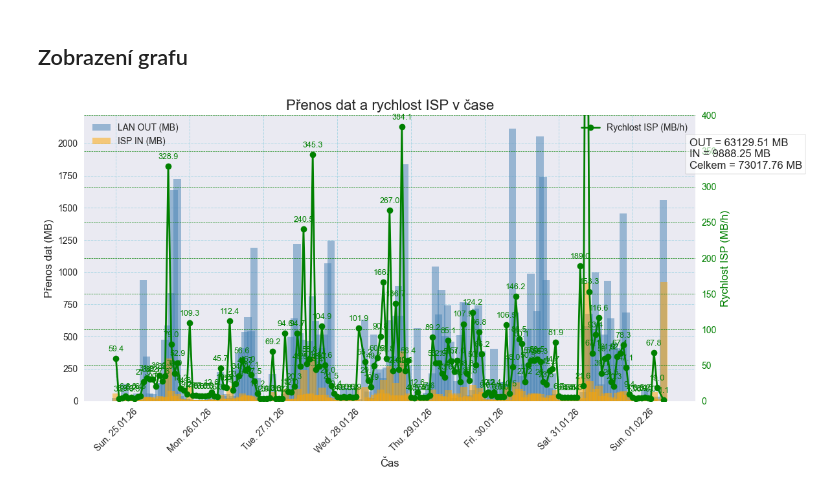
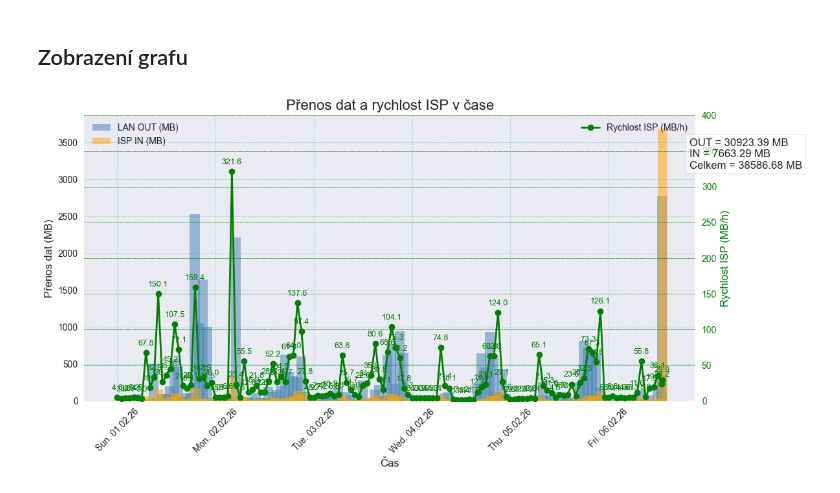
Before and after one commit to MarekCoderslab/Rx_Tx_new, a Jupyter notebook: rx_tx_new.ipynb, the cells around one changed output. Drawn from its saved outputs; the diff is of its cells as text; code cells hidden in the pictures.

```diff
--- a/rx_tx_new.ipynb
+++ b/rx_tx_new.ipynb
@@ -258,7 +258,7 @@ df = pd.read_csv('/Users/Marek/tableau_project/Rx_Tx_new/traffic_log_dif.csv')
 df['Time'] = pd.to_datetime(df['Time'], errors='coerce')
 
 # --- Filtrování od 21. října ---
-df = df[df['Time'] >= '2026-1-25']
+df = df[df['Time'] >= '2026-2-1']
 # df = df[df['Time'] >= '2026-2-1']
 
 # --- Výpočty ---
@@ -302,31 +302,31 @@ for i in range(len(df)):
 
 # Popisky a souhrn
 ax1.set_title('Přenos dat a rychlost ISP v čase', fontsize=16)
 
 # Nastavení formátu osy X na DD.MM.
 ax1.xaxis.set_major_formatter(mdates.DateFormatter('%a. %d.%m.%y'))
 
 ax1.set_xlabel('Čas', fontsize=12)
 ax1.tick_params(axis='x', rotation=45, labelsize=10)
 
 summary = f"OUT = {lan_sum:.2f} MB\nIN = {isp_sum:.2f} MB\nCelkem = {total_sum:.2f} MB"
 plt.text(0.99, 0.92, summary, transform=ax1.transAxes,
          fontsize=12, ha='left', va='top',
          bbox=dict(facecolor='white', alpha=0.6, edgecolor='gray'))
 
 # ax1.set_ylim(0, 1000)
 ax2.set_ylim(0, 400)
 ax2.yaxis.label.set_color('green')
 ax2.tick_params(axis='y', colors='green')
 ax1.grid(True, color='lightblue', linestyle='--', linewidth=0.7)
 ax2.grid(True, color='green', linestyle='--', linewidth=0.5)
 
 # --- Uložení a zobrazení ---
 output_path = '/Users/Marek/tableau_project/Rx_Tx_new/graf_spotreba_a_rychlost.png'
 os.makedirs(os.path.dirname(output_path), exist_ok=True)
 plt.tight_layout()
 plt.savefig(output_path)
 plt.show()
 plt.close()
 # %% [output]
-[figure, old version]
+[figure, new version]
```
Also changed, not shown: 4 other files.
